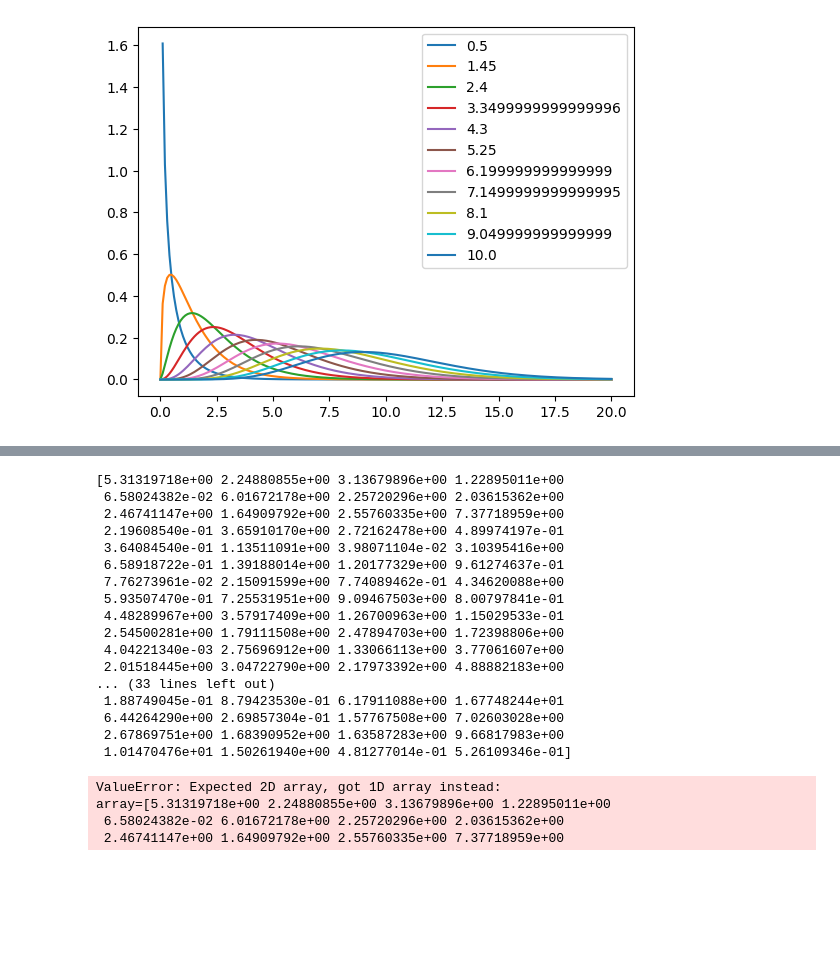
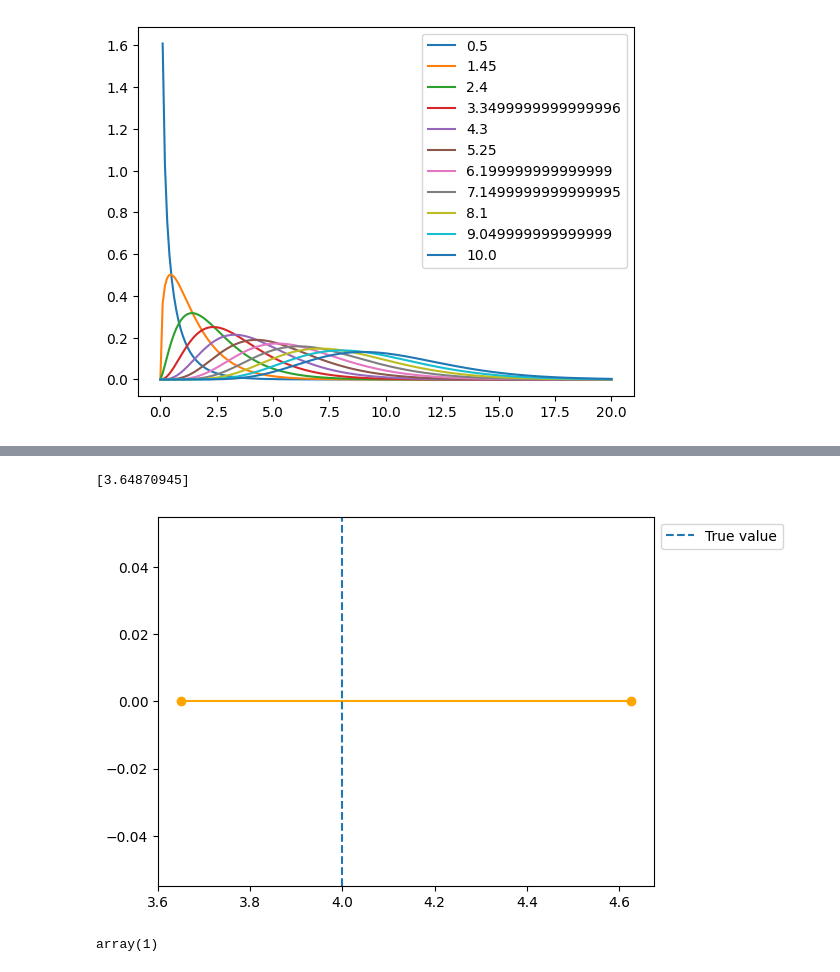
Before and after one commit to nicholas-denis/ppi-testing, a Jupyter notebook: PPI Ratio estimator.ipynb, the cells around one changed output, grey strips where cells are left out. Saved outputs shown, nothing was run; the diff lists cells and outputs as text; code cells hidden in the pictures; blank space fills up the shorter version.

```diff
--- a/PPI Ratio estimator.ipynb
+++ b/PPI Ratio estimator.ipynb
@@ -456,51 +457,64 @@ The following is a simple experiment, where we suppose we have two initial gamma
 \varepsilon$, here we will choose $\varepsilon \sim N(0, \sigma)$ for some small $\sigma$. We will train a model (probabily linear regression), then perform PPI, naive imputation, and classical (TBD what classical will be). We will also sample the true $y$ values, but the ML model will not be able to peek at it.
 # %%
 # PPI Testing, Experiment 0
+
+preds = []
+lowers = []
+uppers = []
 
 # Generate training set
 # Parameters
 
-# Gamma dist
+# Gamma dist, note the parameter names are not usual, k, theta is more usual
 
 alpha = 1.0
 beta = 2.0
 
 # Population samples
 
 small_sample = 100
 large_sample = 10000
 
 # Linear sampling parameters
 
 m = 2.0
-rho = 1.0
+rho = 0.9 # 0 < rho <= 1 the smaller the rho, the more noise
 
 x_train, y_train = sample_gamma_population(alpha, beta, small_sample, m, rho)
 
 x_ppi, y_ppi = sample_gamma_population(alpha, beta, large_sample, m, rho)
 
-x_train = x_train
+x_train = np.array(x_train).reshape(-1, 1)
+y_train = np.array(y_train).reshape(-1, 1)
+x_ppi = np.array(x_ppi).reshape(-1, 1)
+y_ppi = np.array(y_ppi).reshape(-1, 1)
 
 model = build_fit_slr(x_train, y_train)
+
+y_gold_fitted = model.predict(x_train)  # Gold standard fitted
+y_fitted = model.predict(x_ppi)  # Unlabelled fitted
+
+# Manual rectifier computation
+rectifier = np.mean(y_gold_fitted - y_train)
+
+theta = ppi_py.ppi_mean_pointestimate(y_train, y_gold_fitted, y_fitted)
+theta_ci = ppi_py.ppi_mean_ci(y_train, y_gold_fitted, y_fitted)
+
+print(theta_ci[0])
+
+preds.append(theta)
+lowers.append(theta_ci[0])
+uppers.append(theta_ci[1])
+true_mean = m * alpha * beta
+
+
+plot_ci(preds, lowers, uppers, true_value=true_mean)
 # %% [output]
-[5.31319718e+00 2.24880855e+00 3.13679896e+00 1.22895011e+00
- 6.58024382e-02 6.01672178e+00 2.25720296e+00 2.03615362e+00
- 2.46741147e+00 1.64909792e+00 2.55760335e+00 7.37718959e+00
- 2.19608540e-01 3.65910170e+00 2.72162478e+00 4.89974197e-01
- 3.64084540e-01 1.13511091e+00 3.98071104e-02 3.10395416e+00
- 6.58918722e-01 1.39188014e+00 1.20177329e+00 9.61274637e-01
- 7.76273961e-02 2.15091599e+00 7.74089462e-01 4.34620088e+00
- 5.93507470e-01 7.25531951e+00 9.09467503e+00 8.00797841e-01
- 4.48289967e+00 3.57917409e+00 1.26700963e+00 1.15029533e-01
- 2.54500281e+00 1.79111508e+00 2.47894703e+00 1.72398806e+00
- 4.04221340e-03 2.75696912e+00 1.33066113e+00 3.77061607e+00
- 2.01518445e+00 3.04722790e+00 2.17973392e+00 4.88882183e+00
-... (33 lines left out)
- 1.88749045e-01 8.79423530e-01 6.17911088e+00 1.67748244e+01
- 6.44264290e+00 2.69857304e-01 1.57767508e+00 7.02603028e+00
- 2.67869751e+00 1.68390952e+00 1.63587283e+00 9.66817983e+00
- 1.01470476e+01 1.50261940e+00 4.81277014e-01 5.26109346e-01]
+[3.64870945]
-ValueError: Expected 2D array, got 1D array instead:
-array=[5.31319718e+00 2.24880855e+00 3.13679896e+00 1.22895011e+00
- 6.58024382e-02 6.01672178e+00 2.25720296e+00 2.03615362e+00
- 2.46741147e+00 1.64909792e+00 2.55760335e+00 7.37718959e+00
+[figure, added]
+# %%
+x = np.array([1]).reshape(-1, 1)
+x = x.squeeze()
+x
+# %% [output]
+array(1)
```
Also changed, not shown: parts of 11 cells of this notebook.
